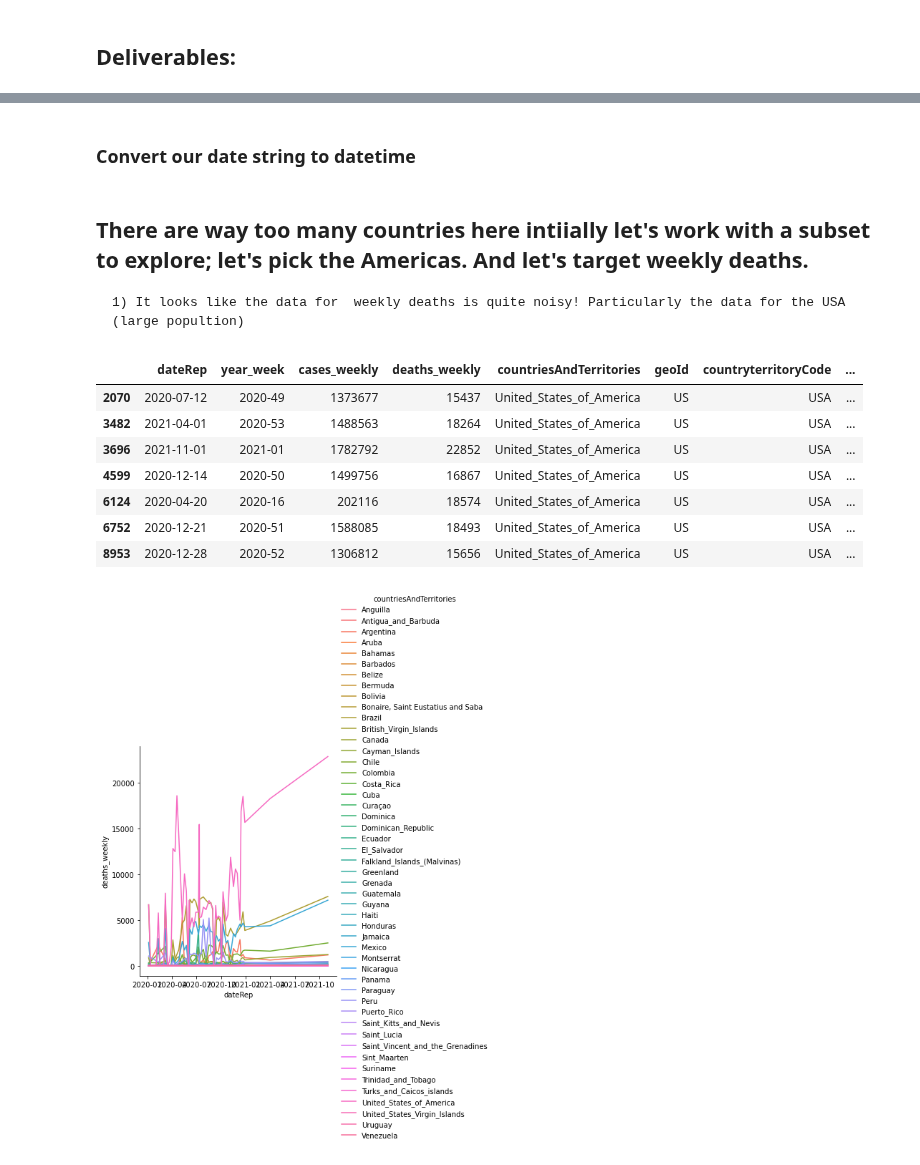
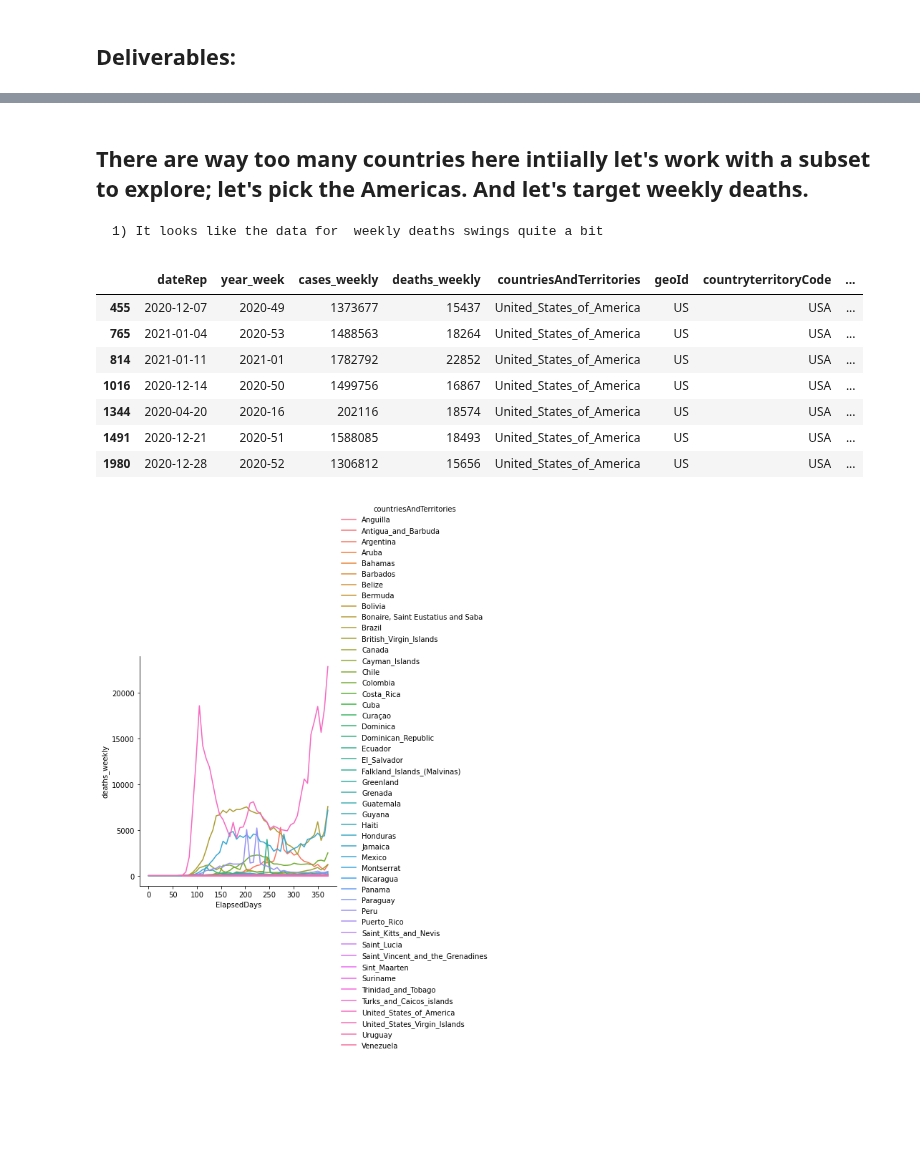
Before and after one commit to bblank70/MSDS422, a Jupyter notebook: Covid-Assignment1.ipynb, the cells around one changed output, grey strips where cells are left out. Drawn from its saved outputs; the diff is of its cells as text; code cells hidden in the pictures; blank space fills up the shorter version.

```diff
--- a/Covid-Assignment1.ipynb
+++ b/Covid-Assignment1.ipynb
@@ -32,6 +32,21 @@ from sklearn.preprocessing import MaxAbsScaler
 from sklearn.preprocessing import StandardScaler
 
 from sklearn.datasets import fetch_california_housing
+import datetime
+
 
 CovidData = pd.read_csv("C:/Users/bblank/Documents/Northwestern MSDS/datasets/CovidData.csv")
+
+CovidData['dateRep'] = pd.to_datetime(CovidData['dateRep'].astype(str), format= '%d/%m/%Y')
+
+
+minDate = CovidData['dateRep'].min()
+
+CovidData['ElapsedDays'] = CovidData['dateRep'].sub(minDate)
+CovidData['ElapsedDays'] = CovidData['ElapsedDays']/ np.timedelta64(1, 'D')
+# %%
+new_year= datetime.datetime(2021, 1, 30)
+
+Data_2020 = CovidData[CovidData['dateRep'] < new_year ]
+Data_2021 = CovidData[CovidData['dateRep'] < new_year ]
 # %%
@@ -60,2 +80,0 @@ CovidData.groupby('countriesAndTerritories').describe()
-# %% [markdown]
-### Convert our date string to datetime
@@ -64,22 +81,22 @@ CovidData['dateRep'] = CovidData['dateRep'].astype('datetime64[ns]')
 # %% [markdown]
 ## There are way too many countries here intiially let's work with a subset to explore; let's pick the Americas. And let's target weekly deaths.
-    1) It looks like the data for  weekly deaths is quite noisy! Particularly the data for the USA (large popultion)
+    1) It looks like the data for  weekly deaths swings quite a bit
 # %%
-Americas = CovidData[CovidData['continentExp'] =='America']
+Americas = Data_2020[Data_2020['continentExp'] =='America'].copy()
+Americas.reset_index(inplace=True, drop = True)
 sns.relplot(
     data=Americas,
-    x="dateRep", y="deaths_weekly",
+    x="ElapsedDays", y="deaths_weekly",
     hue="countriesAndTerritories", kind='line')
 
 Americas[Americas['deaths_weekly'] > 15000 ]
-    #wow, that USA data is particularly noisy
 # %% [output]
 |  | dateRep | year_week | cases_weekly | deaths_weekly | countriesAndTerritories | geoId | countryterritoryCode | ... |
-| 2070 | 2020-07-12 | 2020-49 | 1373677 | 15437 | United_States_of_America | US | USA | ... |
-| 3482 | 2021-04-01 | 2020-53 | 1488563 | 18264 | United_States_of_America | US | USA | ... |
-| 3696 | 2021-11-01 | 2021-01 | 1782792 | 22852 | United_States_of_America | US | USA | ... |
-| 4599 | 2020-12-14 | 2020-50 | 1499756 | 16867 | United_States_of_America | US | USA | ... |
-| 6124 | 2020-04-20 | 2020-16 | 202116 | 18574 | United_States_of_America | US | USA | ... |
-| 6752 | 2020-12-21 | 2020-51 | 1588085 | 18493 | United_States_of_America | US | USA | ... |
-| 8953 | 2020-12-28 | 2020-52 | 1306812 | 15656 | United_States_of_America | US | USA | ... |
+| 455 | 2020-12-07 | 2020-49 | 1373677 | 15437 | United_States_of_America | US | USA | ... |
+| 765 | 2021-01-04 | 2020-53 | 1488563 | 18264 | United_States_of_America | US | USA | ... |
+| 814 | 2021-01-11 | 2021-01 | 1782792 | 22852 | United_States_of_America | US | USA | ... |
+| 1016 | 2020-12-14 | 2020-50 | 1499756 | 16867 | United_States_of_America | US | USA | ... |
+| 1344 | 2020-04-20 | 2020-16 | 202116 | 18574 | United_States_of_America | US | USA | ... |
+| 1491 | 2020-12-21 | 2020-51 | 1588085 | 18493 | United_States_of_America | US | USA | ... |
+| 1980 | 2020-12-28 | 2020-52 | 1306812 | 15656 | United_States_of_America | US | USA | ... |
-[figure, old version]
+[figure, new version]
```
Also changed, not shown: parts of 15 cells of this notebook.
